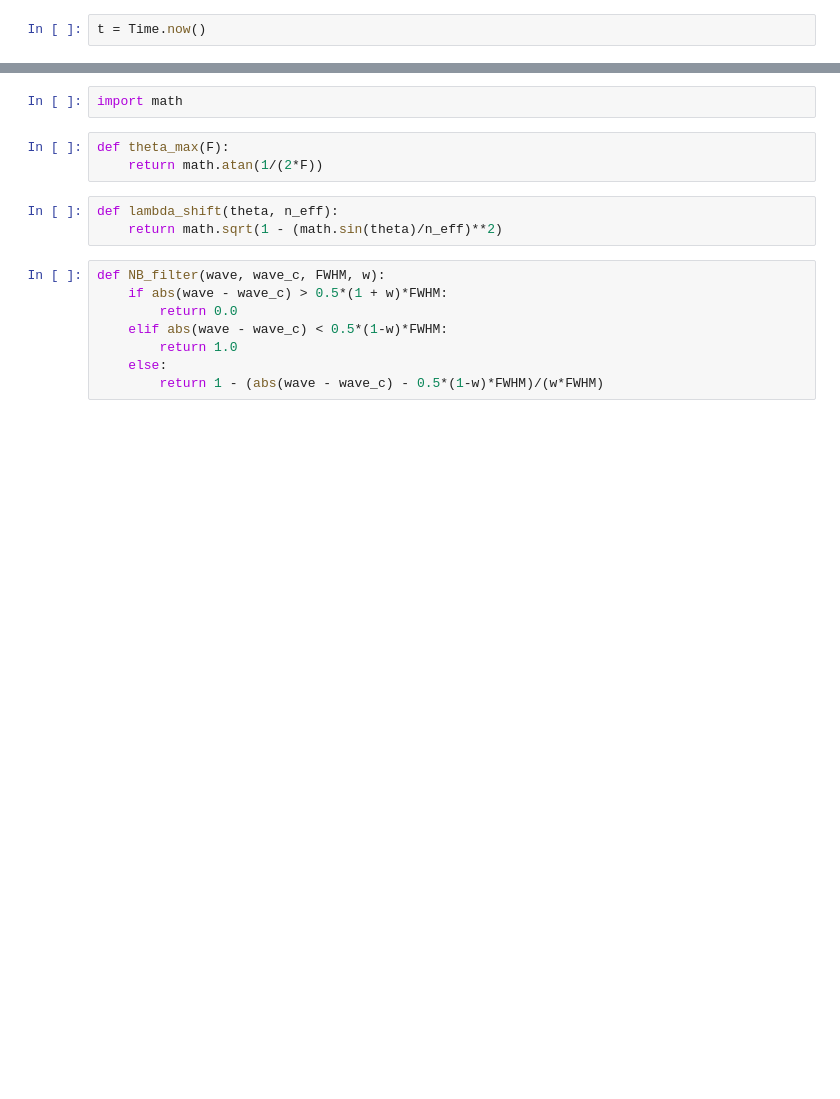
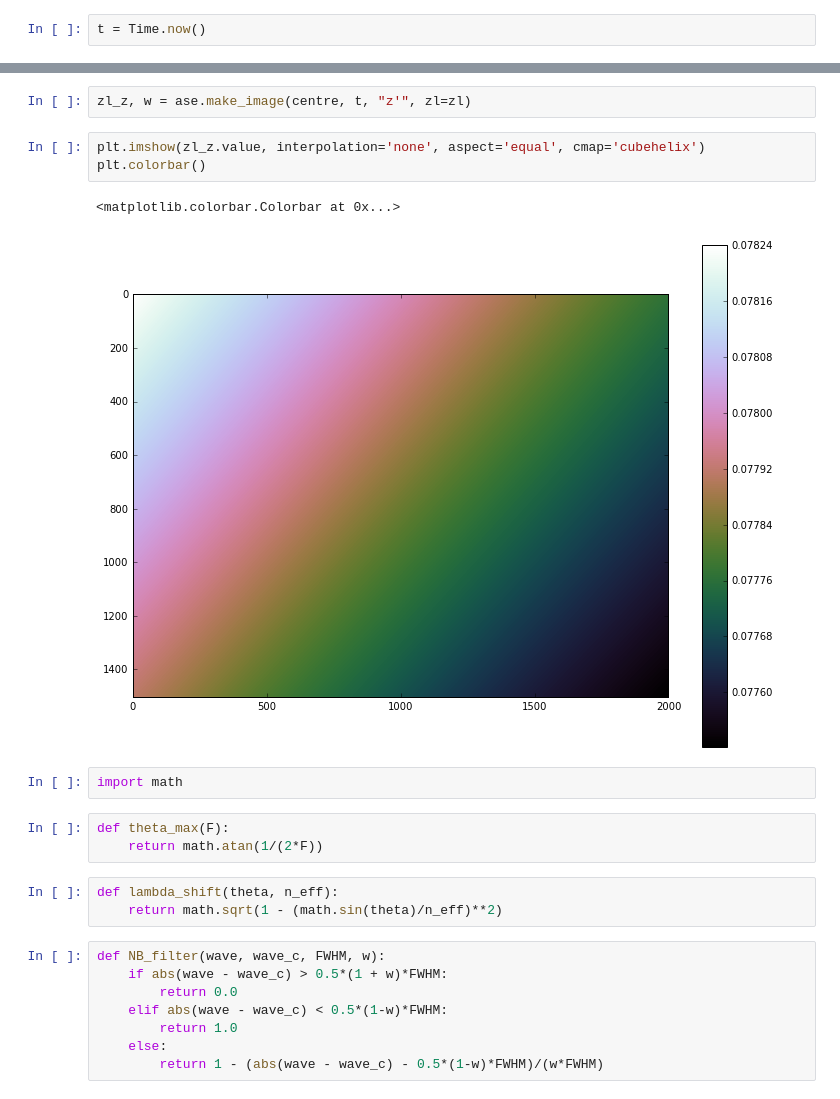
Before and after one commit to AnthonyHorton/astroimsim, a Jupyter notebook: Australian Space Eye.ipynb, the cells around one changed output, grey strips where cells are left out. Drawn from its saved outputs; the diff is of its cells as text; blank space fills up the shorter version.

```diff
--- a/Australian Space Eye.ipynb
+++ b/Australian Space Eye.ipynb
@@ -176,3 +178,11 @@ plt.colorbar()
+# %%
+zl_z, w = ase.make_image(centre, t, "z'", zl=zl)
+# %%
+plt.imshow(zl_z.value, interpolation='none', aspect='equal', cmap='cubehelix')
+plt.colorbar()
+# %% [output]
+<matplotlib.colorbar.Colorbar at 0x...>
+[figure, added]
 # %%
 import math
 # %%
```
Also changed, not shown: parts of 5 cells of this notebook, 1 other file.
